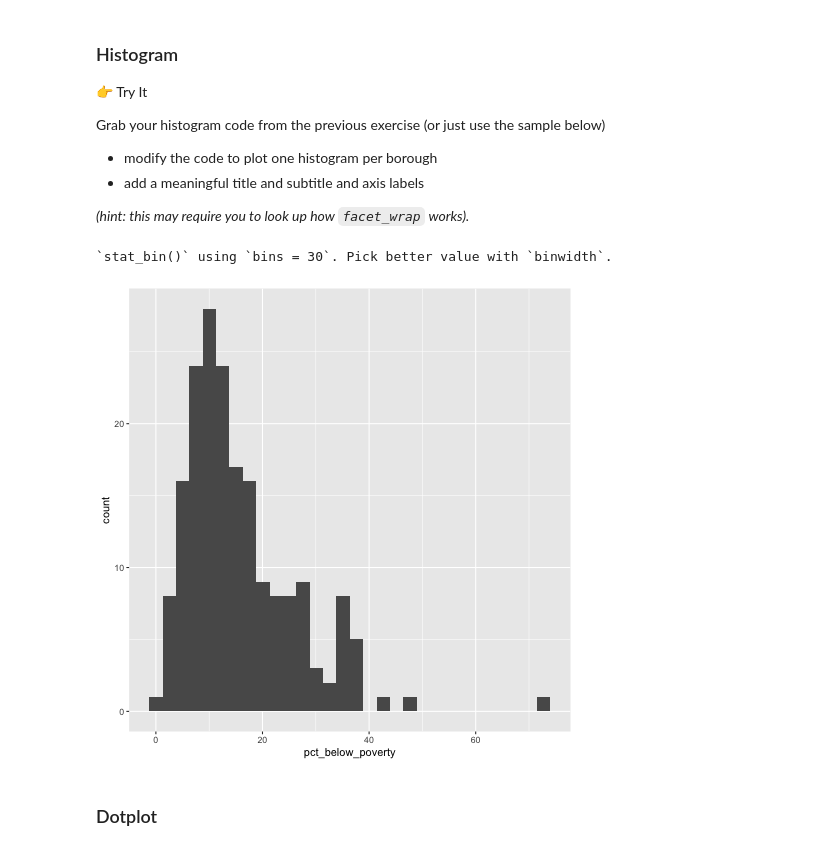
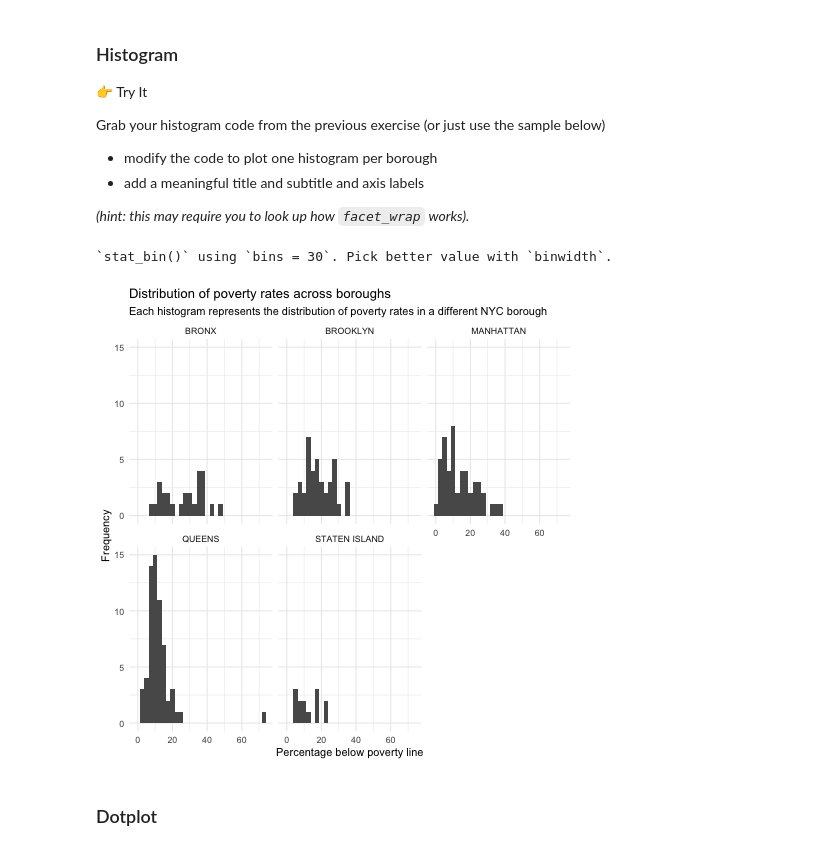
Before and after one commit to radhika3558/ggplot-intro, a Jupyter notebook: notebook-2.ipynb, the cells around one changed output. Saved outputs shown, nothing was run; the diff lists cells and outputs as text; code cells hidden in the pictures.

```diff
--- a/notebook-2.ipynb
+++ b/notebook-2.ipynb
@@ -89,15 +91,21 @@ Grab your histogram code from the previous exercise (or just use the sample belo
 - add a meaningful title and subtitle and axis labels
 
 _(hint: this may require you to look up how `facet_wrap` works)._
-# %%
-%%R
-
-ggplot(df) +
-    aes(x=pct_below_poverty) +
-    geom_histogram()
-# %% [output]
-`stat_bin()` using `bins = 30`. Pick better value with `binwidth`.
-[figure, removed]
+# %%
+%%R
+
+ggplot(df) +
+    aes(x = pct_below_poverty) +
+    geom_histogram() +
+    facet_wrap(~borough) +
+    labs(title = "Distribution of poverty rates across boroughs",
+         subtitle = "Each histogram represents the distribution of poverty rates in a different NYC borough",
+         x = "Percentage below poverty line",
+         y = "Frequency") +
+    theme_minimal()
+# %% [output]
+`stat_bin()` using `bins = 30`. Pick better value with `binwidth`.
+[figure, added]
 # %% [markdown]
 ### Dotplot
 # %% [markdown]
```
Also changed, not shown: parts of 9 cells of this notebook.
